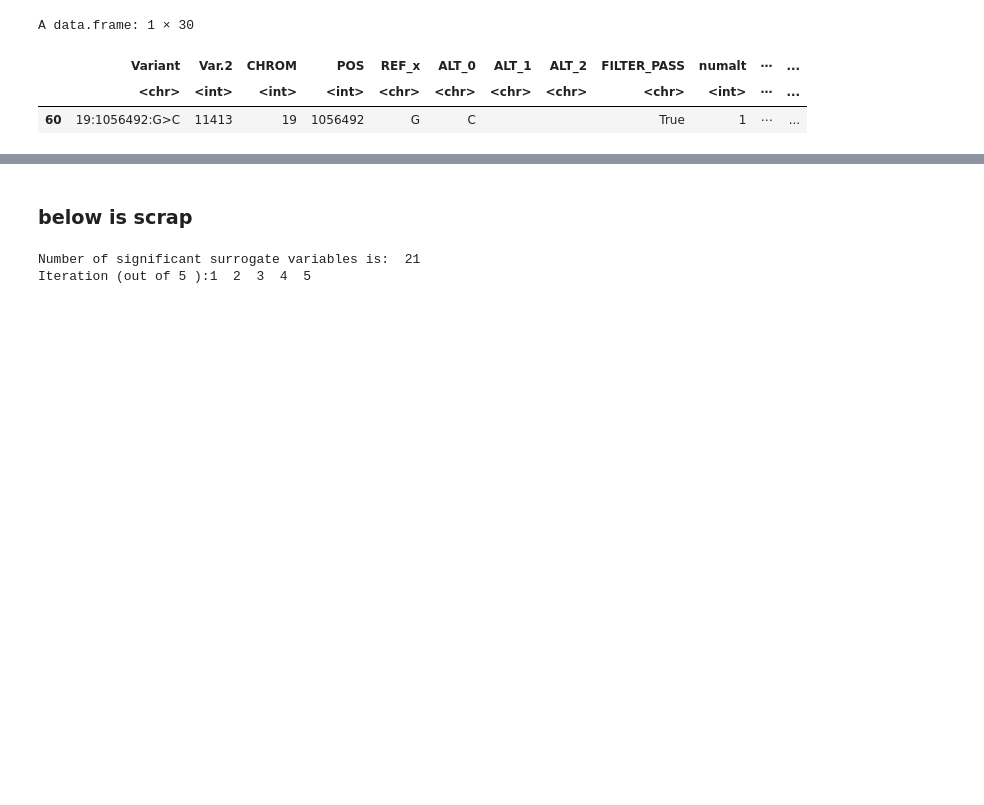
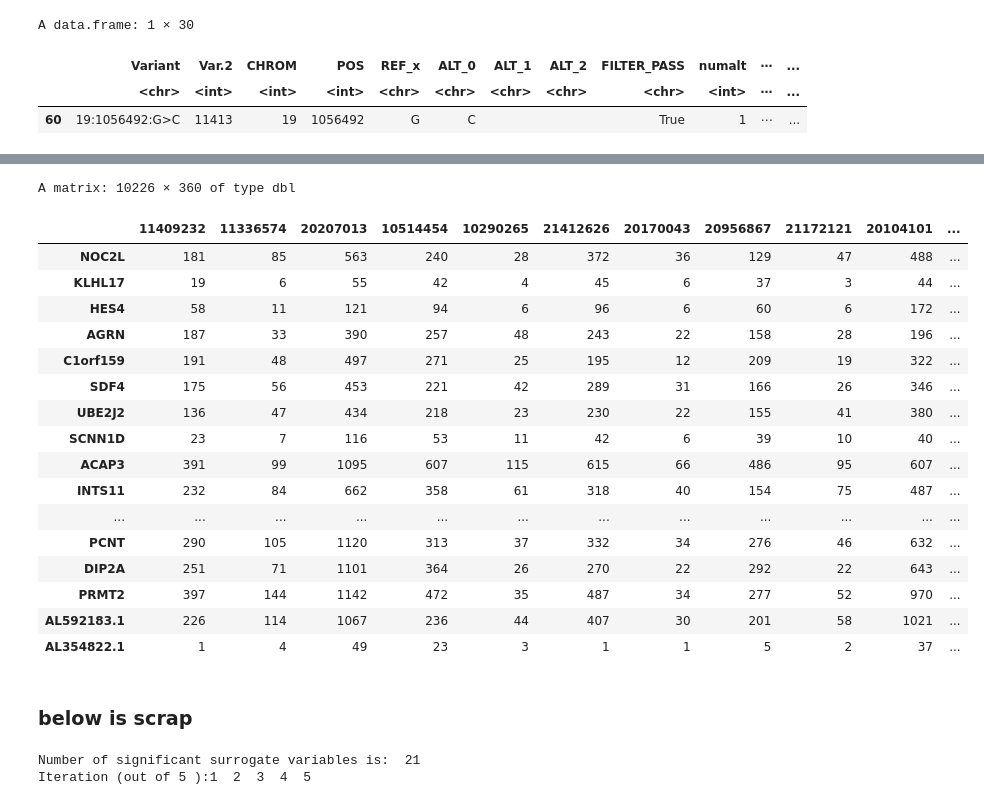
Before and after one commit to djunamay/ABCA7lof2, a Jupyter notebook: notebooks/common_variant_analysis.ipynb, the cells around one changed output, grey strips where cells are left out. Cells and saved outputs as stored; diff of their text form; code cells hidden in the pictures; blank space fills up the shorter version.

```diff
--- a/notebooks/common_variant_analysis.ipynb
+++ b/notebooks/common_variant_analysis.ipynb
@@ -186,0 +249,2 @@ A data.frame: 1 × 30
+# %%
+m_2$grp = ifelse(x['ABCA7',index]<lower, 1, ifelse(x['ABCA7',index]>higher, 0, 2))
@@ -186,0 +253,2 @@ A data.frame: 1 × 30
+# %%
+c = counts_keep2[,index][,(m_2$grp!=2)]
@@ -186,0 +266,13 @@ A data.frame: 1 × 30
+# %%
+# compute fgsea results rs3752246
+paths = read.csv('../supplementary_tables/data_s8.csv')
+paths = paths[paths$is_gene=='True',]
+P = list()
+for(i in unique(paths$cluster)){
+    P[[as.character(i)]] = paths[paths$cluster==i,'description']
+}
+
+o = fgsea(pathways = P, stats = scores, minSize = 5, maxSize = 1000, nproc=1, nPermSimple=10000)
+o = o[order(o$pval,decreasing=T),]
+o$score = sign(o$NES) * -log10(o$pval)
+o$pathway = factor(o$pathway, levels = o$pathway)
@@ -187,3 +489,35 @@ A data.frame: 1 × 30
+# %%
+paths = read.csv('../supplementary_tables/data_s8.csv')
+paths = paths[paths$is_gene=='True',]
+P = list()
+for(i in unique(paths$cluster)){
+    P[[as.character(i)]] = paths[paths$cluster==i,'description']
+}
+# %%
+### GSVA
+
+x = cpm(counts_keep2)
+
+out_bp_terms =gsva(as.matrix(x), P, mx.diff=TRUE, verbose=F, kcdf=c("Gaussian"), min.sz=5, max.sz = 150, parallel.sz=16)
+# %% [output]
+A matrix: 10226 × 360 of type dbl
+|  | 11409232 | 11336574 | 20207013 | 10514454 | 10290265 | 21412626 | 20170043 | 20956867 | 21172121 | 20104101 | ... |
+| NOC2L | 181 | 85 | 563 | 240 | 28 | 372 | 36 | 129 | 47 | 488 | ... |
+| KLHL17 | 19 | 6 | 55 | 42 | 4 | 45 | 6 | 37 | 3 | 44 | ... |
+| HES4 | 58 | 11 | 121 | 94 | 6 | 96 | 6 | 60 | 6 | 172 | ... |
+| AGRN | 187 | 33 | 390 | 257 | 48 | 243 | 22 | 158 | 28 | 196 | ... |
+| C1orf159 | 191 | 48 | 497 | 271 | 25 | 195 | 12 | 209 | 19 | 322 | ... |
+| SDF4 | 175 | 56 | 453 | 221 | 42 | 289 | 31 | 166 | 26 | 346 | ... |
+| UBE2J2 | 136 | 47 | 434 | 218 | 23 | 230 | 22 | 155 | 41 | 380 | ... |
+| SCNN1D | 23 | 7 | 116 | 53 | 11 | 42 | 6 | 39 | 10 | 40 | ... |
+| ACAP3 | 391 | 99 | 1095 | 607 | 115 | 615 | 66 | 486 | 95 | 607 | ... |
+| INTS11 | 232 | 84 | 662 | 358 | 61 | 318 | 40 | 154 | 75 | 487 | ... |
+| ... | ... | ... | ... | ... | ... | ... | ... | ... | ... | ... | ... |
+| PCNT | 290 | 105 | 1120 | 313 | 37 | 332 | 34 | 276 | 46 | 632 | ... |
+| DIP2A | 251 | 71 | 1101 | 364 | 26 | 270 | 22 | 292 | 22 | 643 | ... |
+| PRMT2 | 397 | 144 | 1142 | 472 | 35 | 487 | 34 | 277 | 52 | 970 | ... |
+| AL592183.1 | 226 | 114 | 1067 | 236 | 44 | 407 | 30 | 201 | 58 | 1021 | ... |
+| AL354822.1 | 1 | 4 | 49 | 23 | 3 | 1 | 1 | 5 | 2 | 37 | ... |
 # %% [markdown]
 ### below is scrap
 # %%
```
Also changed, not shown: parts of 44 cells of this notebook.
